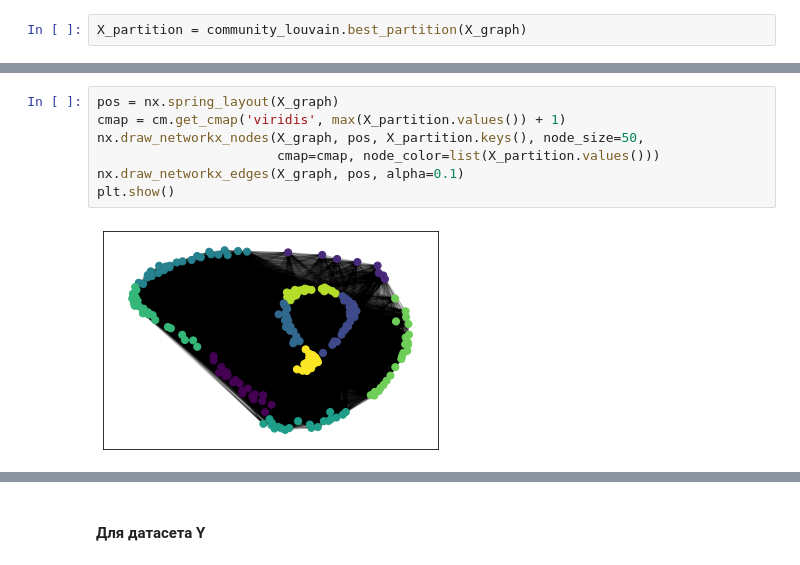
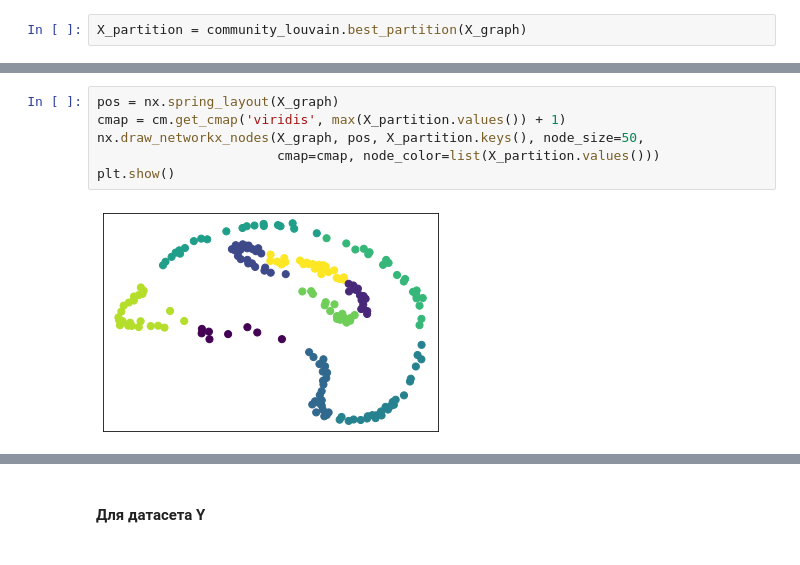
Before and after one commit to vsavkina/lab3, a Jupyter notebook: Lab3_13.ipynb, the cells around one changed output, grey strips where cells are left out. Saved outputs shown, nothing was run; the diff lists cells and outputs as text.

```diff
--- a/Lab3_13.ipynb
+++ b/Lab3_13.ipynb
@@ -613,9 +636,8 @@ for i in range(200):
 # %%
 pos = nx.spring_layout(X_graph)
 cmap = cm.get_cmap('viridis', max(X_partition.values()) + 1)
 nx.draw_networkx_nodes(X_graph, pos, X_partition.keys(), node_size=50,
                        cmap=cmap, node_color=list(X_partition.values()))
-nx.draw_networkx_edges(X_graph, pos, alpha=0.1)
 plt.show()
 # %% [output]
-[figure, old version]
+[figure, new version]
```
Also changed, not shown: parts of 35 cells of this notebook.
